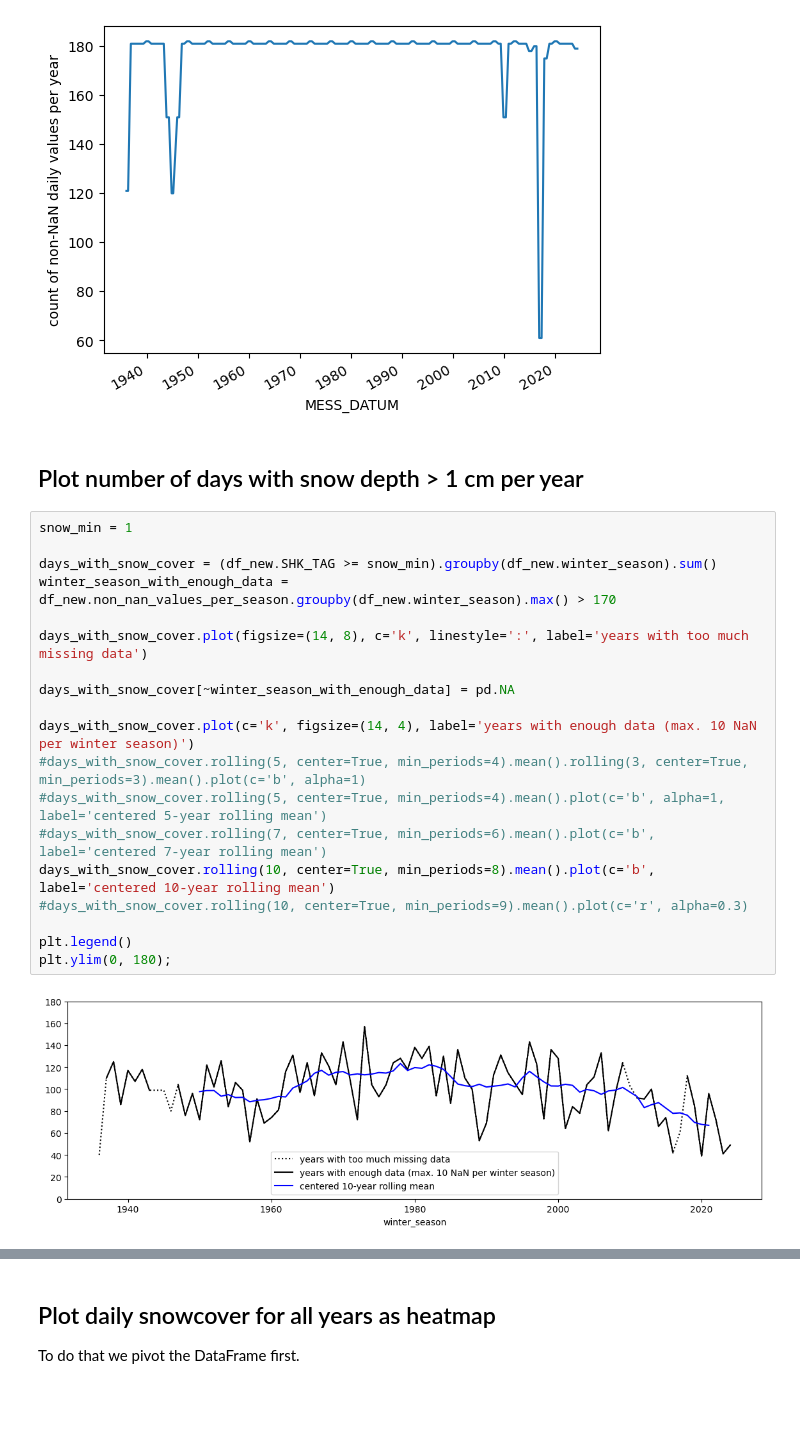
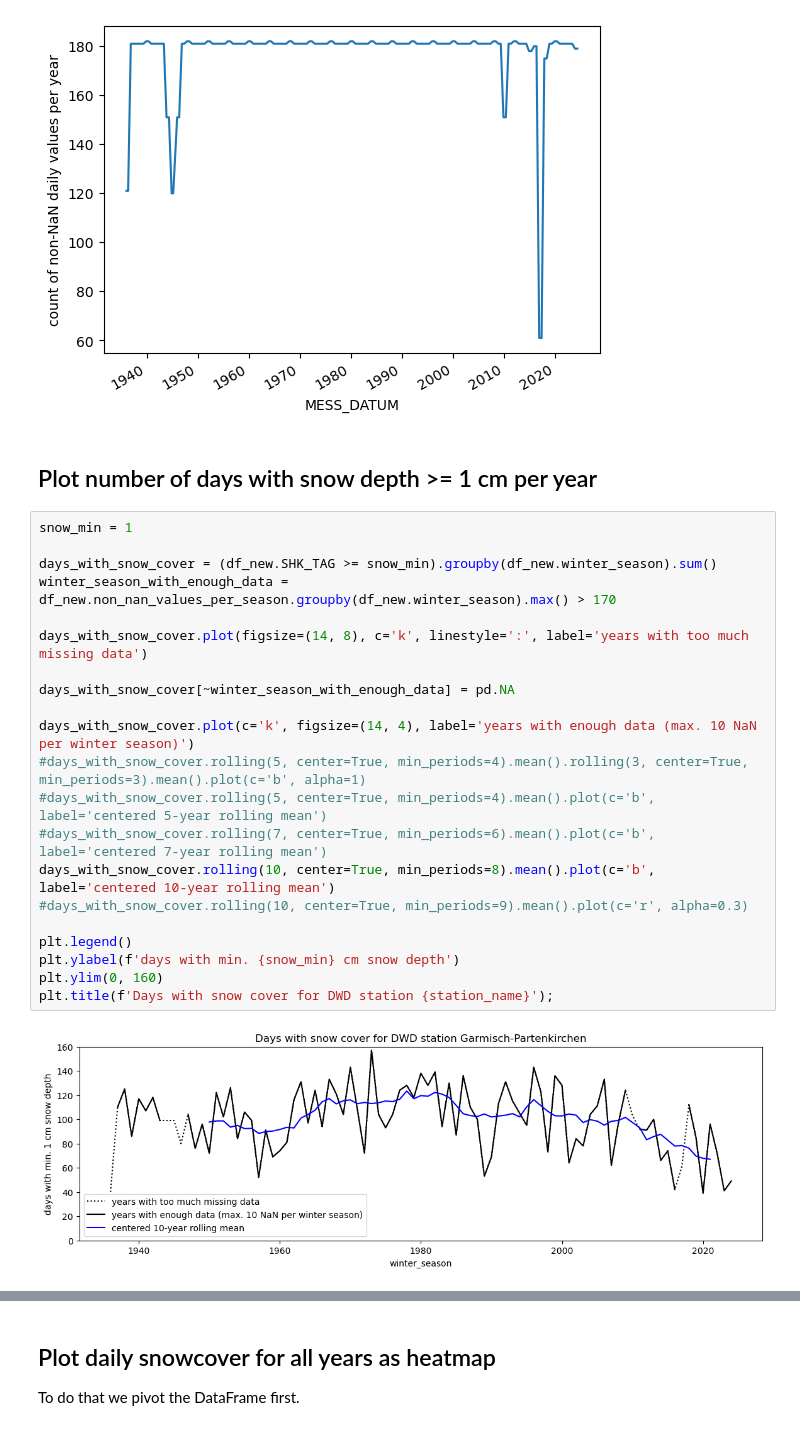
Before and after one commit to cchwala/dwd_snow_data_analysis, a Jupyter notebook: days_with_snow_cover.ipynb, the cells around one changed output, grey strips where cells are left out. Cells and saved outputs as stored; diff of their text form; blank space fills up the shorter version.

```diff
--- a/days_with_snow_cover.ipynb
+++ b/days_with_snow_cover.ipynb
@@ -205,25 +210,27 @@ plt.ylabel('count of non-NaN daily values per year');
 # %% [output]
 [figure]
 # %% [markdown]
-## Plot number of days with snow depth > 1 cm per year
+## Plot number of days with snow depth >= 1 cm per year
 # %%
 snow_min = 1
 
 days_with_snow_cover = (df_new.SHK_TAG >= snow_min).groupby(df_new.winter_season).sum()
 winter_season_with_enough_data = df_new.non_nan_values_per_season.groupby(df_new.winter_season).max() > 170
 
 days_with_snow_cover.plot(figsize=(14, 8), c='k', linestyle=':', label='years with too much missing data')
 
 days_with_snow_cover[~winter_season_with_enough_data] = pd.NA
 
 days_with_snow_cover.plot(c='k', figsize=(14, 4), label='years with enough data (max. 10 NaN per winter season)')
 #days_with_snow_cover.rolling(5, center=True, min_periods=4).mean().rolling(3, center=True, min_periods=3).mean().plot(c='b', alpha=1)
-#days_with_snow_cover.rolling(5, center=True, min_periods=4).mean().plot(c='b', alpha=1, label='centered 5-year rolling mean')
+#days_with_snow_cover.rolling(5, center=True, min_periods=4).mean().plot(c='b', label='centered 5-year rolling mean')
 #days_with_snow_cover.rolling(7, center=True, min_periods=6).mean().plot(c='b', label='centered 7-year rolling mean')
 days_with_snow_cover.rolling(10, center=True, min_periods=8).mean().plot(c='b', label='centered 10-year rolling mean')
 #days_with_snow_cover.rolling(10, center=True, min_periods=9).mean().plot(c='r', alpha=0.3)
 
 plt.legend()
-plt.ylim(0, 180);
+plt.ylabel(f'days with min. {snow_min} cm snow depth')
+plt.ylim(0, 160)
+plt.title(f'Days with snow cover for DWD station {station_name}');
 # %% [output]
-[figure, old version]
+[figure, new version]
```
Also changed, not shown: parts of 5 cells of this notebook.
